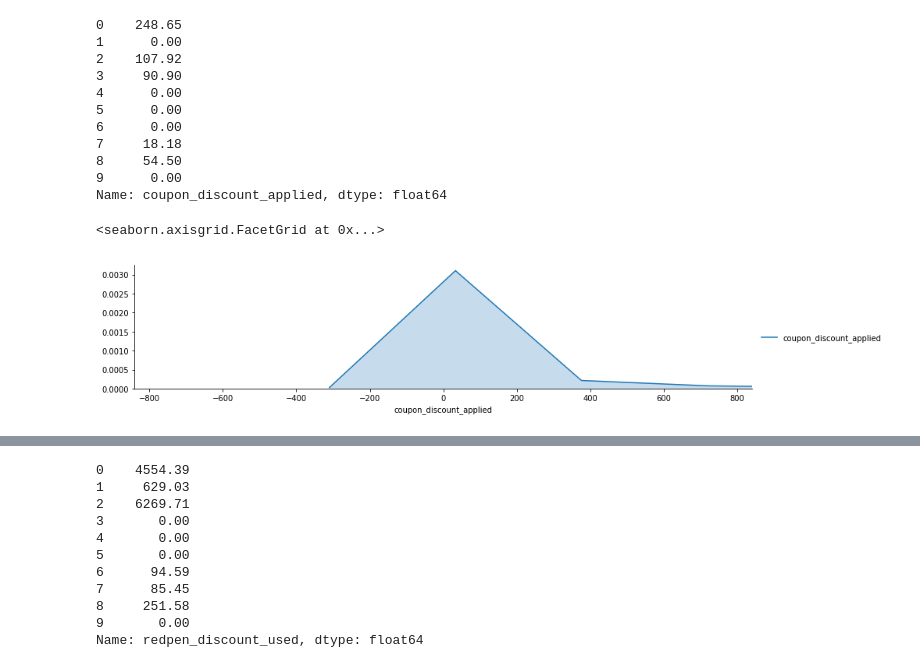
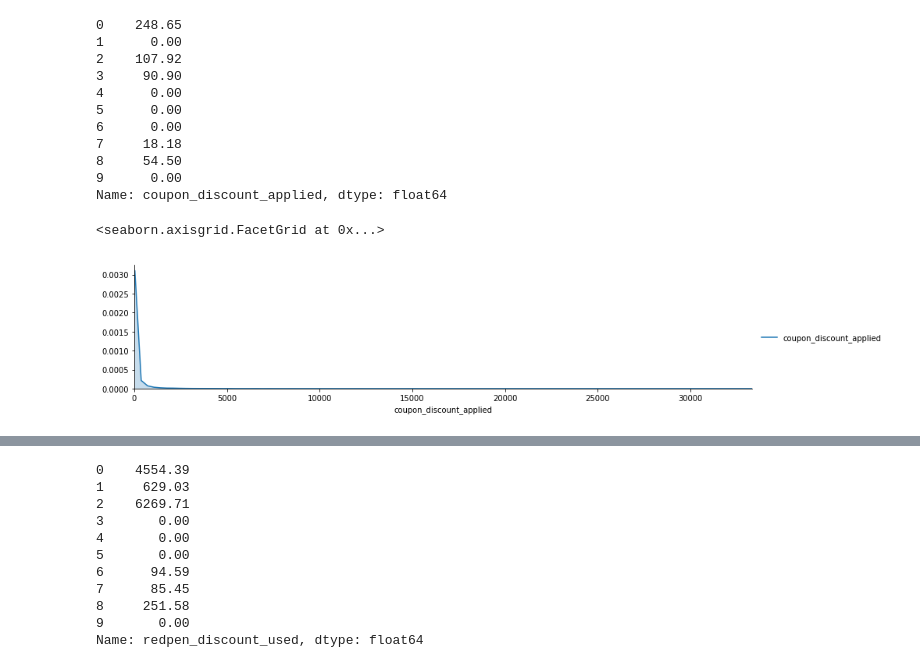
Before and after one commit to rustycodemonkey/dschallenge, a Jupyter notebook: dschallenge_keras.ipynb, the cells around one changed output, grey strips where cells are left out. Cells and saved outputs as stored; diff of their text form; code cells hidden in the pictures.

```diff
--- a/dschallenge_keras.ipynb
+++ b/dschallenge_keras.ipynb
@@ -352,10 +384,9 @@ Name: coupon_discount_applied, dtype: float64
 # %%
 # Kernel Density Estimation to look at the distribution of data
 g = sns.FacetGrid(df, aspect=4)
 g.map(sns.kdeplot,'coupon_discount_applied',shade= True)
-#g.set(xlim=(df['coupon_discount_applied'].min(), df['coupon_discount_applied'].max()))
-g.set(xlim=(-df['coupon_discount_applied'].std(), df['coupon_discount_applied'].std()))
+g.set(xlim=(df['coupon_discount_applied'].min(), df['coupon_discount_applied'].max()))
 g.add_legend()
 # %% [output]
 <seaborn.axisgrid.FacetGrid at 0x...>
-[figure, old version]
+[figure, new version]
```
Also changed, not shown: parts of 94 cells of this notebook.
